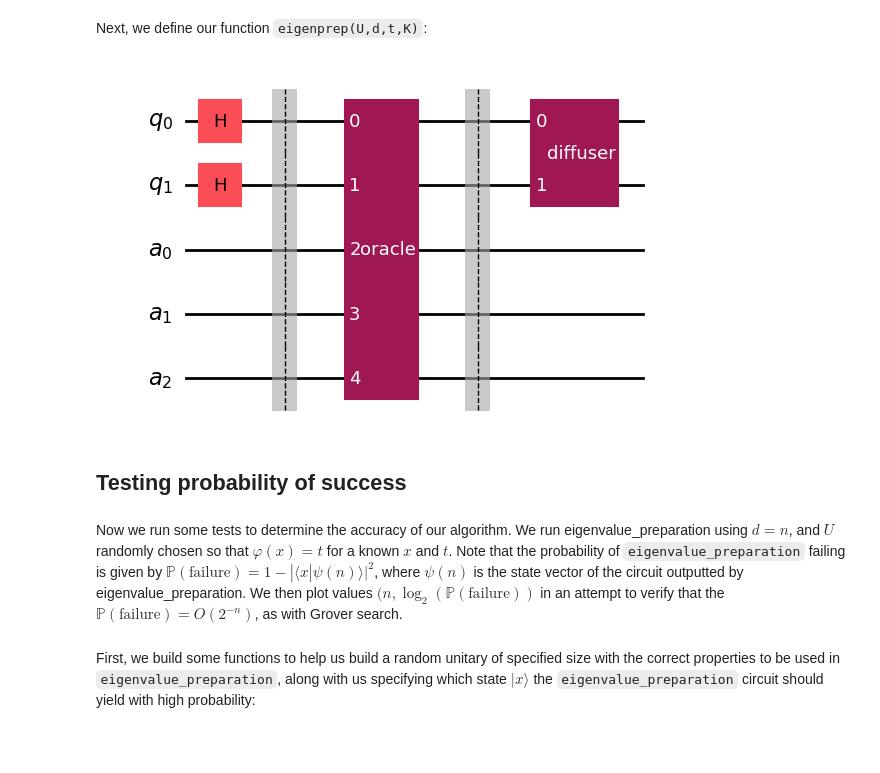
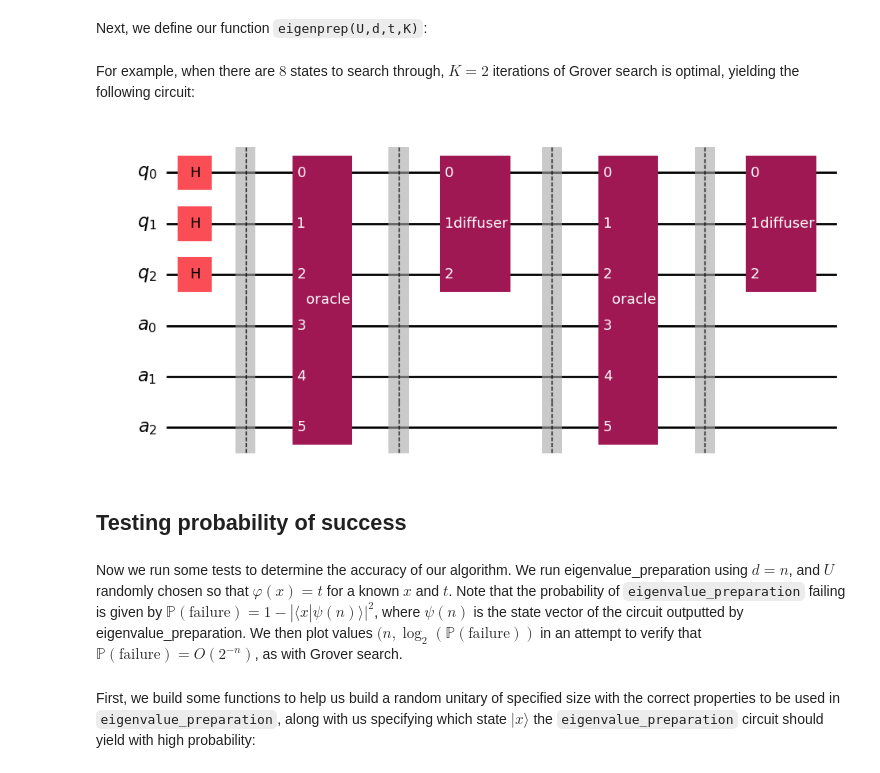
Before and after one commit to calum-shearer/EigenvectorPhaseIdentification, a Jupyter notebook: Eigenvalue_Preparation.ipynb, the cells around one changed output. Cells and saved outputs as stored; diff of their text form; code cells hidden in the pictures; blank space fills up the shorter version.

```diff
--- a/Eigenvalue_Preparation.ipynb
+++ b/Eigenvalue_Preparation.ipynb
@@ -186,15 +185,17 @@ def eigenvalue_preparation(unitary, precision: int, target: float, iterations=No
         EV_Prep.barrier()
         EV_Prep.compose(diffuser_gate, quantum_register, inplace=True)
     return EV_Prep
+# %% [markdown]
+For example, when there are $8$ states to search through, $K=2$ iterations of Grover search is optimal, yielding the following circuit:
 # %%
-qc = eigenvalue_preparation(np.array([1, 1j, -1, -1j]), 3, 0.25)
+qc = eigenvalue_preparation(np.array([1, (1+1j)/np.sqrt(2),1j,(-1+1j)/np.sqrt(2), -1,-(1+1j)/np.sqrt(2), -1j, (1-1j)/np.sqrt(2)]), 3, 0.25)
 display(qc.draw("mpl"))
 # %% [output]
-[figure, old version]
+[figure, new version]
 # %% [markdown]
 ## Testing probability of success
 # %% [markdown]
-Now we run some tests to determine the accuracy of our algorithm. We run eigenvalue_preparation using $d=n$, and $U$ randomly chosen so that $\varphi(x)=t$ for a known $x$ and $t$. Note that the probability of `eigenvalue_preparation` failing is given by $\mathbb{P}(\text{failure})=1-|\langle x | \psi(n) \rangle|^2$, where $\psi(n)$ is the state vector of the circuit outputted by eigenvalue_preparation. We then plot values $(n, \log_2(\mathbb{P}(\text{failure}))$ in an attempt to verify that the $\mathbb{P}(\text{failure}) = O \left( 2^{-n} \right)$, as with Grover search.
+Now we run some tests to determine the accuracy of our algorithm. We run eigenvalue_preparation using $d=n$, and $U$ randomly chosen so that $\varphi(x)=t$ for a known $x$ and $t$. Note that the probability of `eigenvalue_preparation` failing is given by $\mathbb{P}(\text{failure})=1-|\langle x | \psi(n) \rangle|^2$, where $\psi(n)$ is the state vector of the circuit outputted by eigenvalue_preparation. We then plot values $(n, \log_2(\mathbb{P}(\text{failure}))$ in an attempt to verify that $\mathbb{P}(\text{failure}) = O \left( 2^{-n} \right)$, as with Grover search.
 # %% [markdown]
 First, we build some functions to help us build a random unitary of specified size with the correct properties to be used in `eigenvalue_preparation`, along with us specifying which state $|x \rangle$ the `eigenvalue_preparation` circuit should yield with high probability:
 # %%
```
Also changed, not shown: parts of 5 cells of this notebook, 1 other file.
